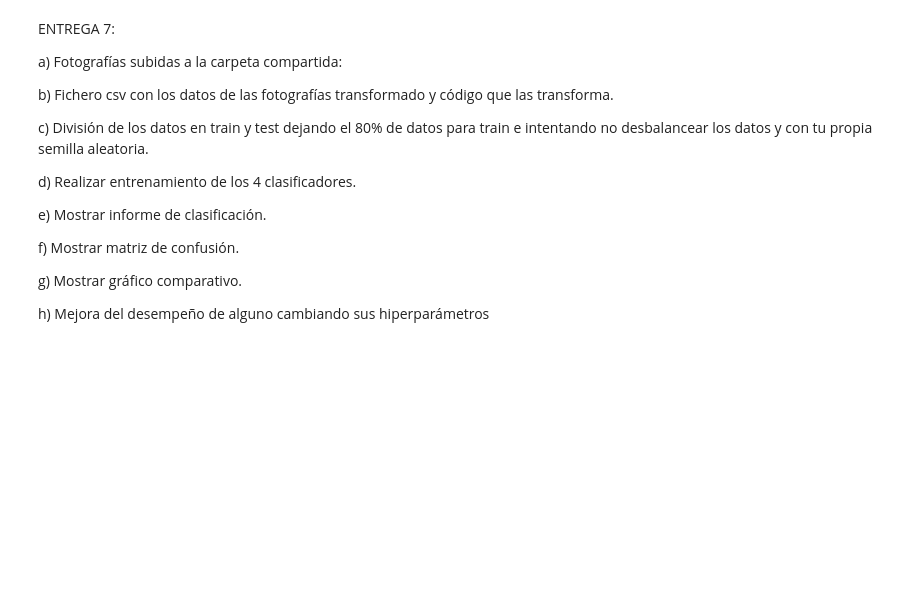
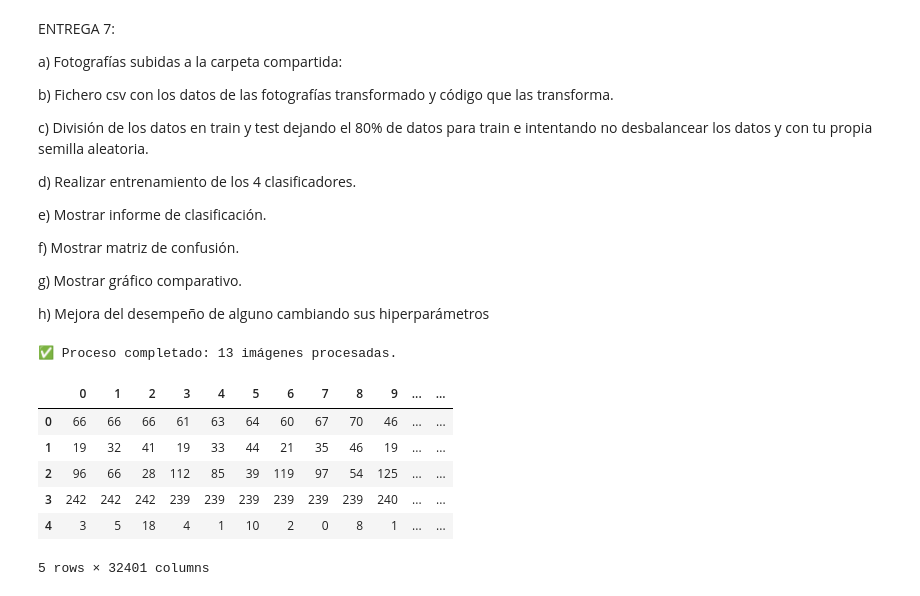
Before and after one commit to SamuehFDEZ/MachineLearning, a Jupyter notebook: saa/U3_AprendizajeSupervisado2/U03-P02-Clasificacion/saa-u03-p02-a4-samartlop.ipynb, the cells around one changed output. Cells and saved outputs as stored; diff of their text form; code cells hidden in the pictures; blank space fills up the shorter version.

```diff
--- a/saa/U3_AprendizajeSupervisado2/U03-P02-Clasificacion/saa-u03-p02-a4-samartlop.ipynb
+++ b/saa/U3_AprendizajeSupervisado2/U03-P02-Clasificacion/saa-u03-p02-a4-samartlop.ipynb
@@ -61,3 +61,59 @@ desbalancear los datos y con tu propia semilla aleatoria.
  g) Mostrar gráfico comparativo.
 
  h) Mejora del desempeño de alguno cambiando sus hiperparámetros
+# %%
+import os
+import numpy as np
+import pandas as pd
+from PIL import Image, UnidentifiedImageError
+
+# Ruta a la carpeta de imágenes
+carpeta = r"C:\Users\ESP\Desktop\MachineLearning\saa\U3_AprendizajeSupervisado2\U03_Recursos\pintores"
+
+# Tamaño uniforme (4:3) — puedes ajustar si prefieres otro
+tamaño = (120, 90)
+
+datos = []
+etiquetas = []
+
+for archivo in os.listdir(carpeta):
+    ruta = os.path.join(carpeta, archivo)
+    try:
+        with Image.open(ruta) as img:
+            img = img.convert('RGB')         # Fuerza a formato RGB
+            img = img.resize(tamaño)         # Redimensionar
+            datos.append(np.array(img).flatten())
+
+            nombre_pintor = archivo.split("-")[0]  # Sacar nombre del pintor
+            etiquetas.append(nombre_pintor)
+
+    except UnidentifiedImageError:
+        print(f"⚠️ Imagen no válida o corrupta: {archivo}")
+    except Exception as e:
+        print(f"⚠️ Error al procesar {archivo}: {e}")
+
+
+# Convertir a DataFrame
+X = np.array(datos)
+y = np.array(etiquetas)
+
+df = pd.DataFrame(X)
+df["pintor"] = y
+
+# Guardar CSV (opcional)
+csv_salida = os.path.join(carpeta, "pintores_datos.csv")
+df.to_csv(csv_salida, index=False)
+
+print(f"✅ Proceso completado: {len(df)} imágenes procesadas.")
+# %% [output]
+✅ Proceso completado: 13 imágenes procesadas.
+# %%
+df.head()
+# %% [output]
+|  | 0 | 1 | 2 | 3 | 4 | 5 | 6 | 7 | 8 | 9 | ... | ... |
+| 0 | 66 | 66 | 66 | 61 | 63 | 64 | 60 | 67 | 70 | 46 | ... | ... |
+| 1 | 19 | 32 | 41 | 19 | 33 | 44 | 21 | 35 | 46 | 19 | ... | ... |
+| 2 | 96 | 66 | 28 | 112 | 85 | 39 | 119 | 97 | 54 | 125 | ... | ... |
+| 3 | 242 | 242 | 242 | 239 | 239 | 239 | 239 | 239 | 239 | 240 | ... | ... |
+| 4 | 3 | 5 | 18 | 4 | 1 | 10 | 2 | 0 | 8 | 1 | ... | ... |
+5 rows × 32401 columns
```
Also changed, not shown: parts of 5 cells of this notebook, 16 other files.
